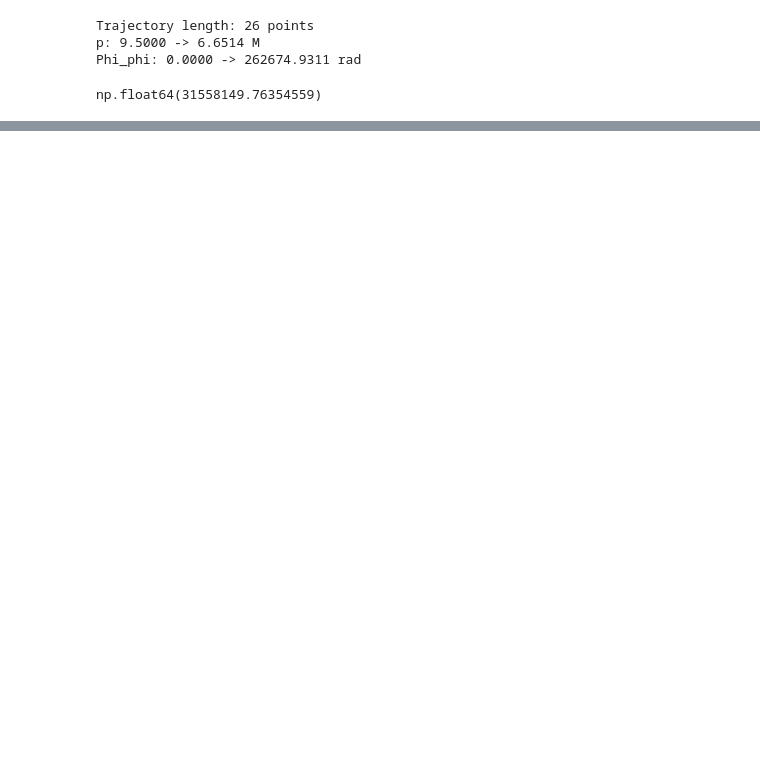
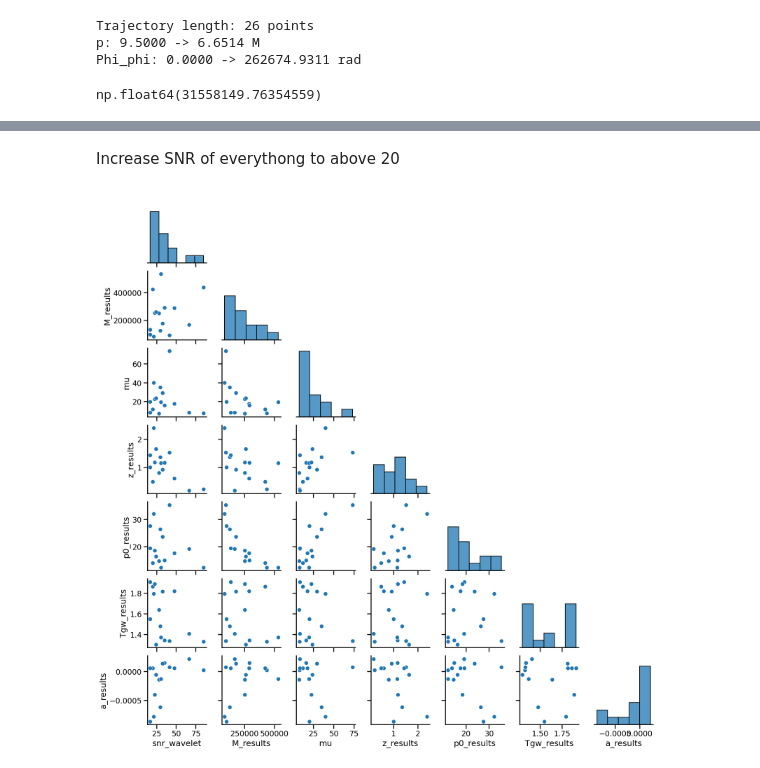
Before and after one commit to joshbmat/Few_1PAT1R_Scripts, a Jupyter notebook: WaveformModule/TestWaveformModuleGPU.ipynb, the cells around one changed output, grey strips where cells are left out. Drawn from its saved outputs; the diff is of its cells as text; code cells hidden in the pictures; blank space fills up the shorter version.

```diff
--- a/WaveformModule/TestWaveformModuleGPU.ipynb
+++ b/WaveformModule/TestWaveformModuleGPU.ipynb
@@ -289,0 +349,11 @@ ax.loglog(freqs[mask].get(), h0PA_f_masked.get(), label='0PA')
+# %%
+# def path
+import os
+cat_path = f'{os.getcwd()}/../../MojitoHeavy/wavelet_SNR_quasicircular_cat.csv'
+
+# load cat as dataframe
+import pandas as pd
+sources_sp = pd.read_csv(cat_path)
+# %%
+sources_sp = sources_sp.set_index('source_index')
+sources_sp
@@ -289,0 +451,12 @@ ax.loglog(freqs[mask].get(), h0PA_f_masked.get(), label='0PA')
+# %%
+# Picked some sources as a first cut.
+Good_sources = [
+    351, 421, 699, 15833, 12642,
+    13749, 10483, 9005, 1999, 4847,
+    11869, 12806, 15078, 6237, 7187
+]
+
+# compute secondary spins for all sources
+chi2_vals = np.random.uniform(-0.999, 0.999, size=len(Good_sources))
+# %%
+cat_selected = sources_sp.loc[Good_sources]
@@ -289,0 +483,13 @@ ax.loglog(freqs[mask].get(), h0PA_f_masked.get(), label='0PA')
+# %% [markdown]
+Increase SNR of everythong to above 20
+# %%
+import seaborn as sns
+import matplotlib.pyplot as plt
+
+plot_cols = ['snr_wavelet', 'M_results', 'mu', 'z_results', 'p0_results', 'Tgw_results', 'a_results']
+sns.set_context("talk")
+sns.pairplot(cat_selected[plot_cols], corner=True, diag_kind='hist')
+
+plt.show()
+# %% [output]
+[figure, added]
```
Also changed, not shown: parts of 36 cells of this notebook.
